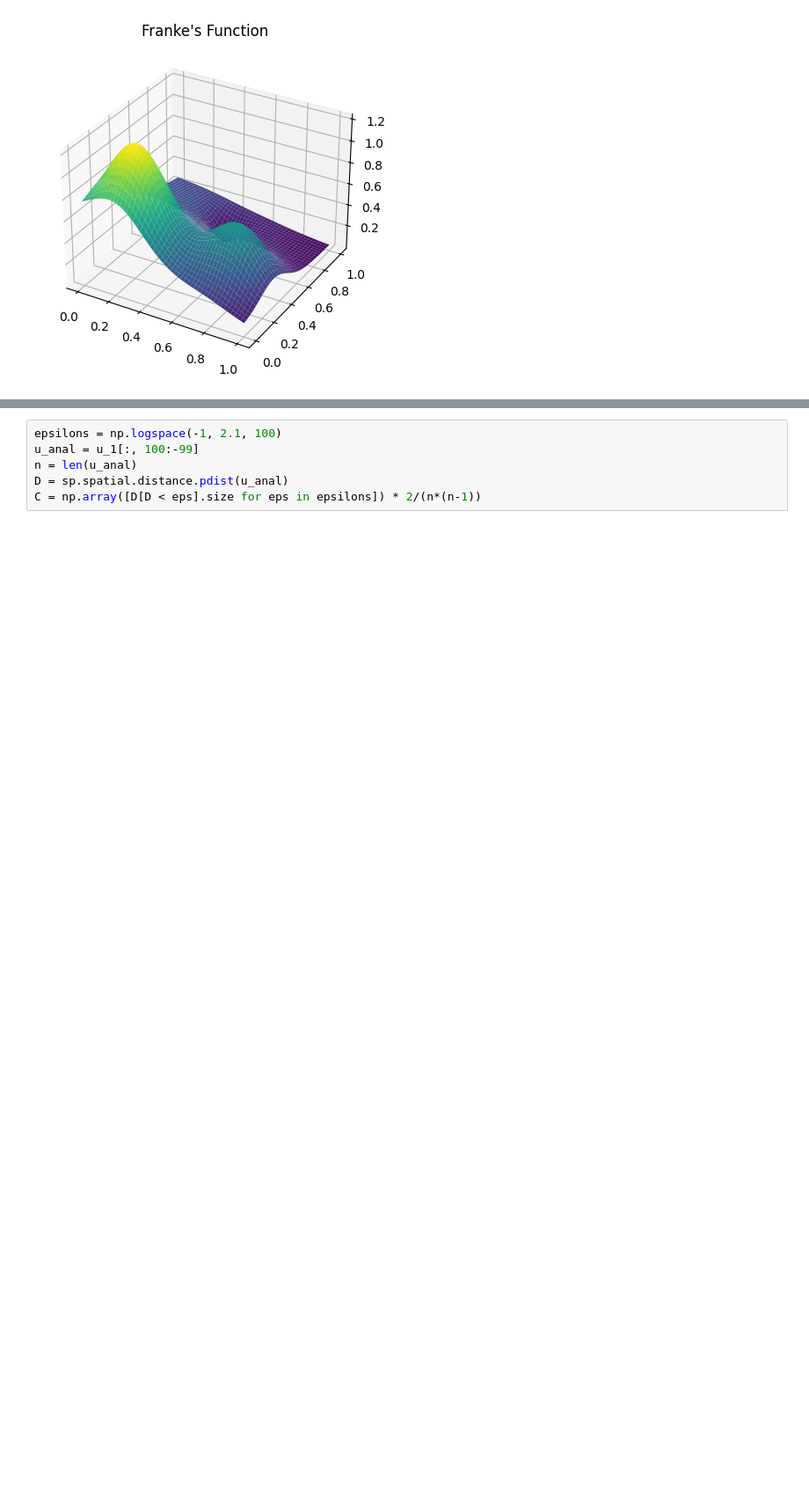
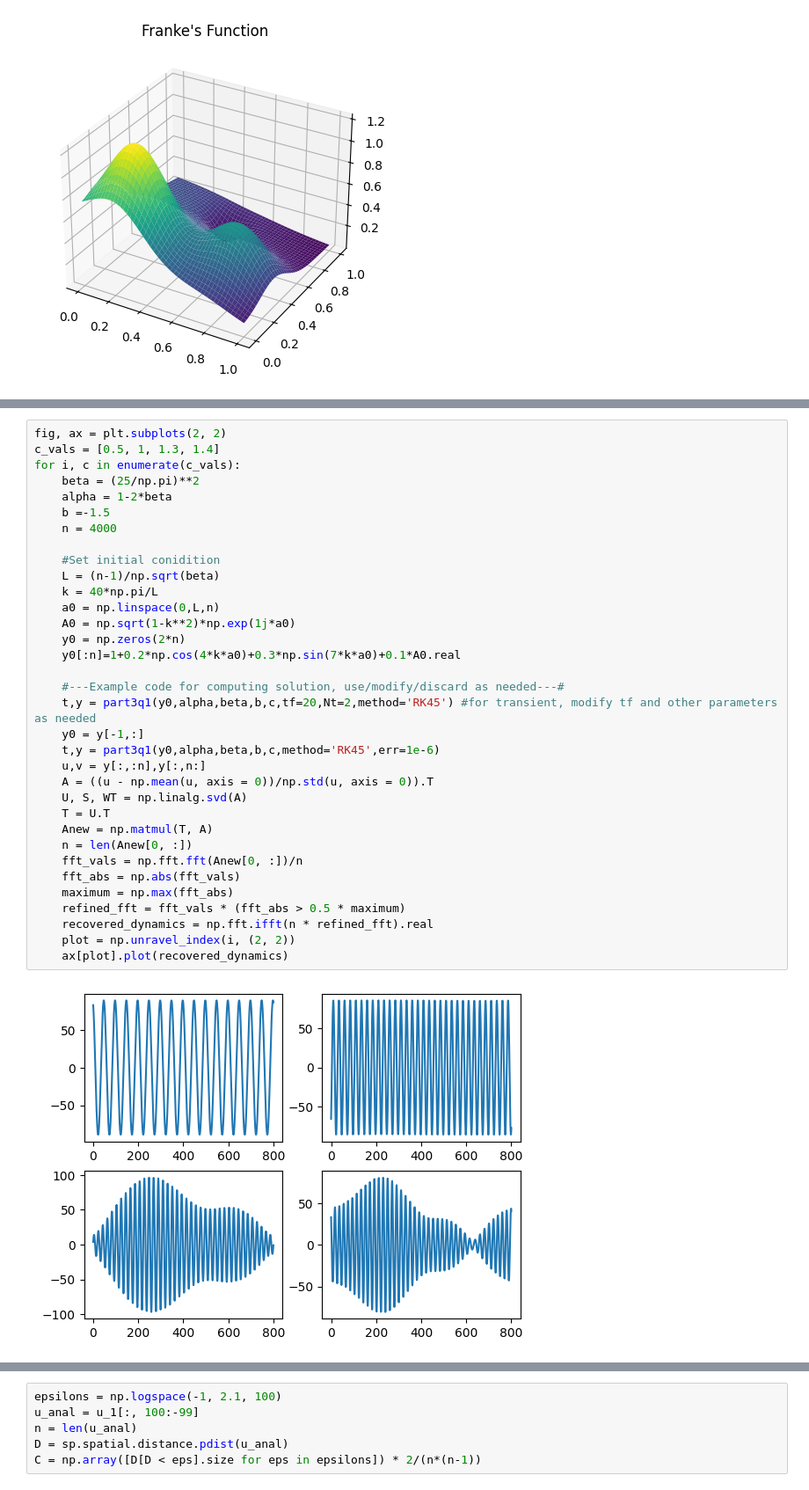
Before and after one commit to callieham/Year-3, a Jupyter notebook: Scientific Computing/project_3_testing.ipynb, the cells around one changed output, grey strips where cells are left out. Shown at 88% size. Saved outputs shown, nothing was run; the diff lists cells and outputs as text; blank space fills up the shorter version.

```diff
--- a/Scientific Computing/project_3_testing.ipynb
+++ b/Scientific Computing/project_3_testing.ipynb
@@ -455,0 +453,36 @@ array([1.00864516, 1.31406505, 1.2950937 , 1.60876446])
+# %%
+fig, ax = plt.subplots(2, 2)
+c_vals = [0.5, 1, 1.3, 1.4]
+for i, c in enumerate(c_vals):
+    beta = (25/np.pi)**2
+    alpha = 1-2*beta
+    b =-1.5
+    n = 4000
+
+    #Set initial conidition
+    L = (n-1)/np.sqrt(beta)
+    k = 40*np.pi/L
+    a0 = np.linspace(0,L,n)
+    A0 = np.sqrt(1-k**2)*np.exp(1j*a0)
+    y0 = np.zeros(2*n)
+    y0[:n]=1+0.2*np.cos(4*k*a0)+0.3*np.sin(7*k*a0)+0.1*A0.real
+
+    #---Example code for computing solution, use/modify/discard as needed---#
+    t,y = part3q1(y0,alpha,beta,b,c,tf=20,Nt=2,method='RK45') #for transient, modify tf and other parameters as needed
+    y0 = y[-1,:]
+    t,y = part3q1(y0,alpha,beta,b,c,method='RK45',err=1e-6)
+    u,v = y[:,:n],y[:,n:]
+    A = ((u - np.mean(u, axis = 0))/np.std(u, axis = 0)).T
+    U, S, WT = np.linalg.svd(A)
+    T = U.T
+    Anew = np.matmul(T, A)
+    n = len(Anew[0, :])
+    fft_vals = np.fft.fft(Anew[0, :])/n
+    fft_abs = np.abs(fft_vals)
+    maximum = np.max(fft_abs)
+    refined_fft = fft_vals * (fft_abs > 0.5 * maximum)
+    recovered_dynamics = np.fft.ifft(n * refined_fft).real
+    plot = np.unravel_index(i, (2, 2))
+    ax[plot].plot(recovered_dynamics)
+# %% [output]
+[figure, added]
```
Also changed, not shown: parts of 6 cells of this notebook.
